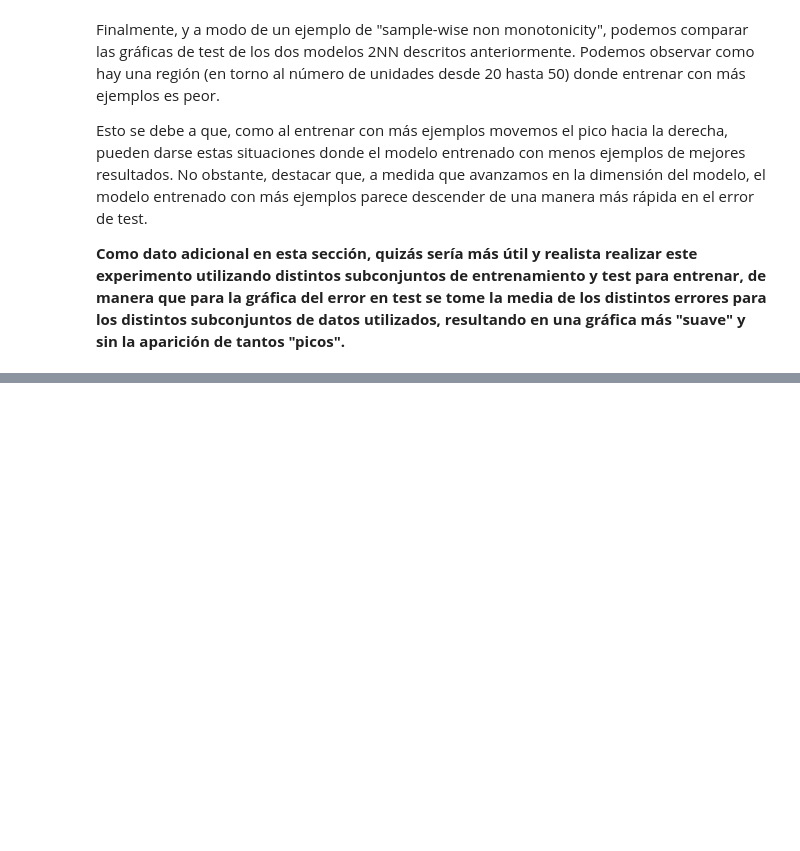
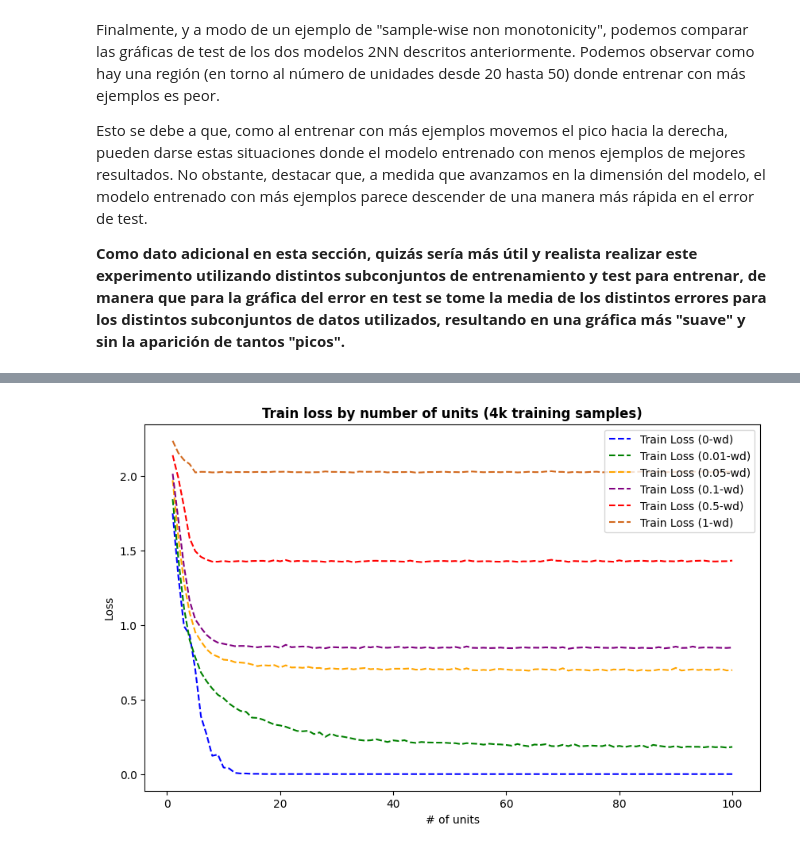
Before and after one commit to jantonioruiz/Deep-Double-Descent, a Jupyter notebook: experiments/PlotNGPUresults.ipynb, the cells around one changed output, grey strips where cells are left out. Saved outputs shown, nothing was run; the diff lists cells and outputs as text; code cells hidden in the pictures; blank space fills up the shorter version.

```diff
--- a/experiments/PlotNGPUresults.ipynb
+++ b/experiments/PlotNGPUresults.ipynb
@@ -316,0 +372,17 @@ Esto se debe a que, como al entrenar con más ejemplos movemos el pico hacia la
+# %%
+plt.figure(figsize=(10, 6))
+
+plt.plot(df1["units"], df1["train_loss"], label="Train Loss (0-wd)", color="blue", linestyle="--")
+plt.plot(df2["units"], df2["train_loss"], label="Train Loss (0.01-wd)", color="green", linestyle="--")
+plt.plot(df3["units"], df3["train_loss"], label="Train Loss (0.05-wd)", color="orange", linestyle="--")
+plt.plot(df4["units"], df4["train_loss"], label="Train Loss (0.1-wd)", color="purple", linestyle="--")
+plt.plot(df5["units"], df5["train_loss"], label="Train Loss (0.5-wd)", color="red", linestyle="--")
+plt.plot(df6["units"], df6["train_loss"], label="Train Loss (1-wd)", color="chocolate", linestyle="--")
+
+plt.xlabel("# of units")
+plt.ylabel("Loss")
+plt.title("Train loss by number of units (4k training samples)", fontweight="bold")
+plt.legend()
+plt.show()
+# %% [output]
+[figure, added]
```
Also changed, not shown: parts of 7 cells of this notebook.
